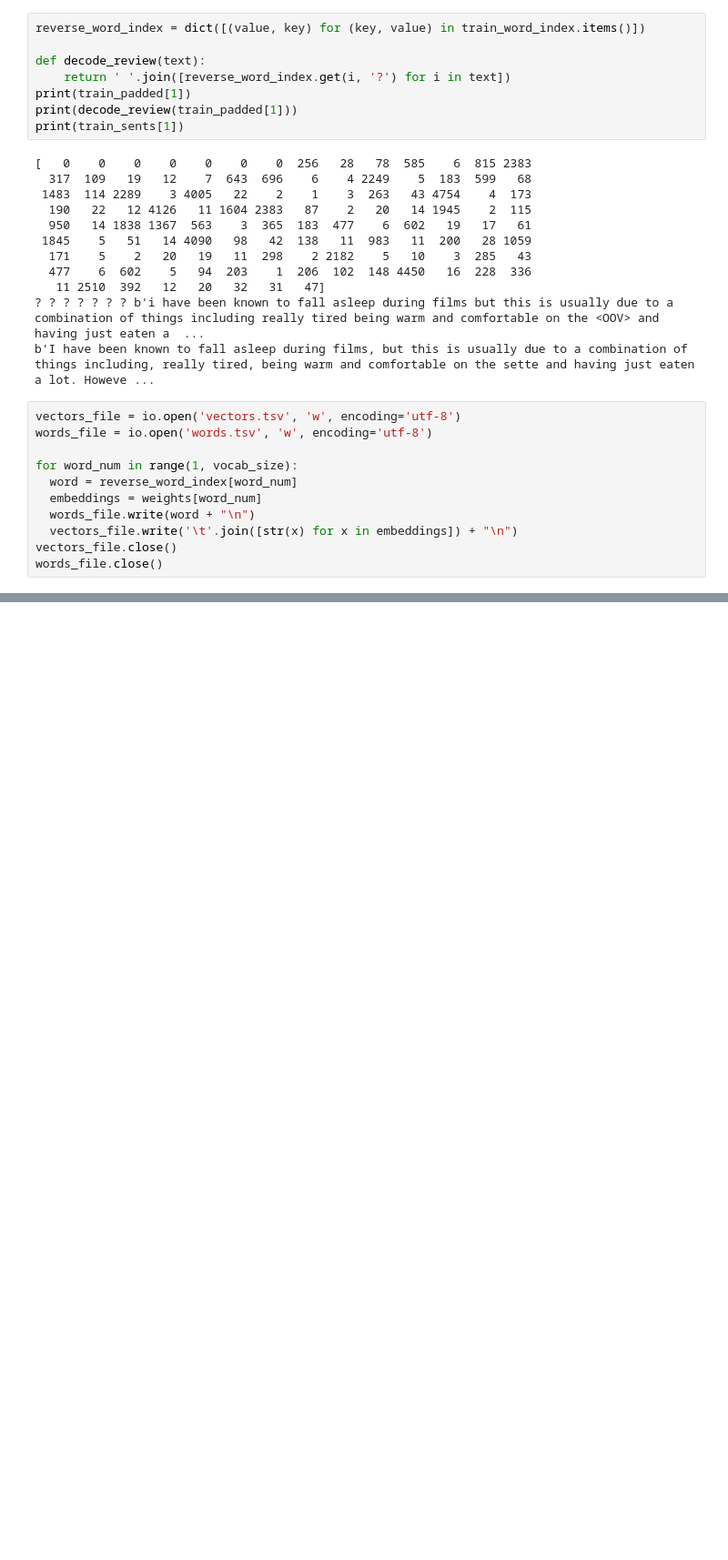
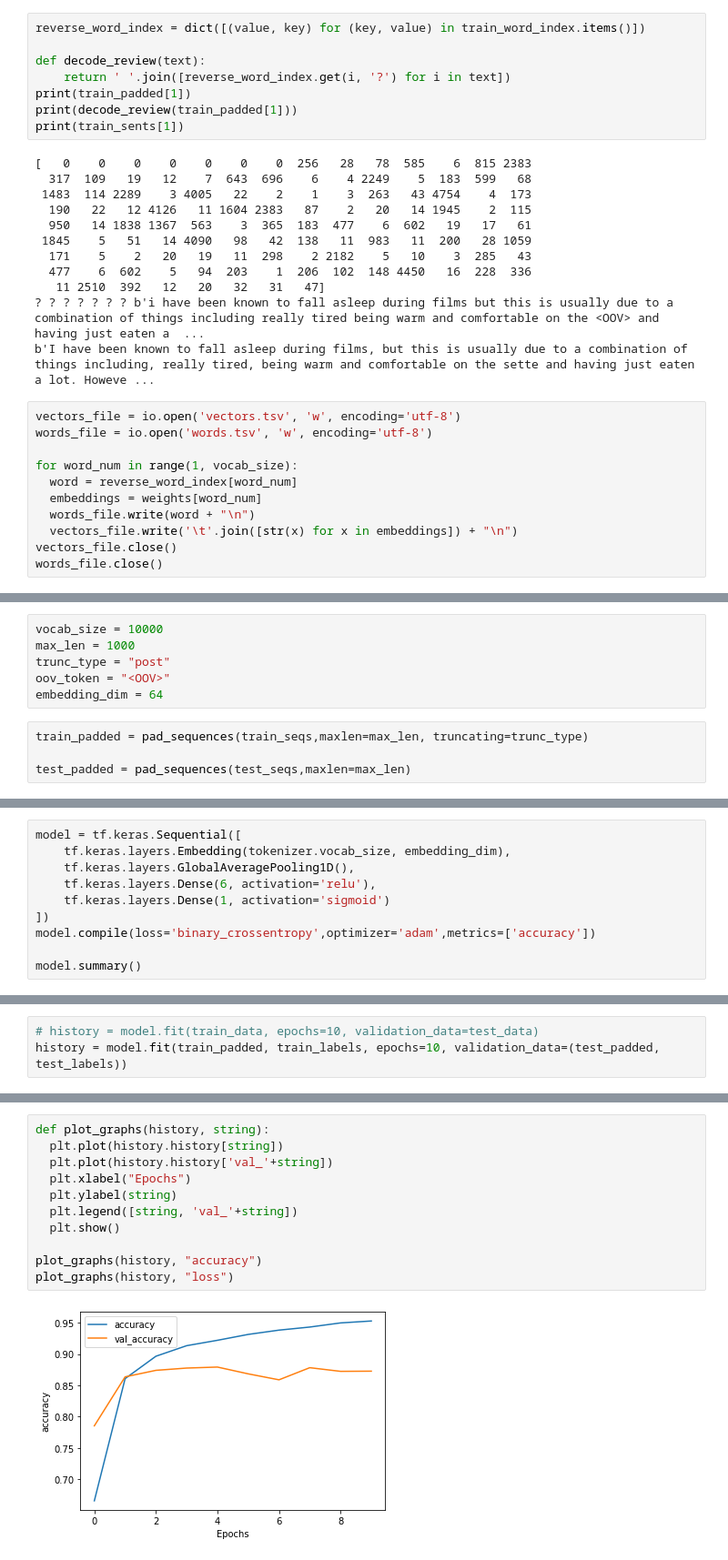
Before and after one commit to aaBadri/nlp-tf, a Jupyter notebook: week2/week2-examples.ipynb, the cells around one changed output, grey strips where cells are left out. Shown: that part at 91% size. Saved outputs shown, nothing was run; the diff lists cells and outputs as text; blank space fills up the shorter version.

```diff
--- a/week2/week2-examples.ipynb
+++ b/week2/week2-examples.ipynb
@@ -137,0 +216,10 @@ files.download("words.tsv")
+# %%
+vocab_size = 10000
+max_len = 1000
+trunc_type = "post"
+oov_token = "<OOV>"
+embedding_dim = 64
+# %%
+train_padded = pad_sequences(train_seqs,maxlen=max_len, truncating=trunc_type)
+
+test_padded = pad_sequences(test_seqs,maxlen=max_len)
@@ -137,0 +251,10 @@ files.download("words.tsv")
+# %%
+model = tf.keras.Sequential([
+    tf.keras.layers.Embedding(tokenizer.vocab_size, embedding_dim),
+    tf.keras.layers.GlobalAveragePooling1D(),
+    tf.keras.layers.Dense(6, activation='relu'),
+    tf.keras.layers.Dense(1, activation='sigmoid')
+])
+model.compile(loss='binary_crossentropy',optimizer='adam',metrics=['accuracy'])
+
+model.summary()
@@ -137,0 +278,3 @@ files.download("words.tsv")
+# %%
+# history = model.fit(train_data, epochs=10, validation_data=test_data)
+history = model.fit(train_padded, train_labels, epochs=10, validation_data=(test_padded, test_labels))
@@ -137,0 +302,13 @@ files.download("words.tsv")
+# %%
+def plot_graphs(history, string):
+  plt.plot(history.history[string])
+  plt.plot(history.history['val_'+string])
+  plt.xlabel("Epochs")
+  plt.ylabel(string)
+  plt.legend([string, 'val_'+string])
+  plt.show()
+
+plot_graphs(history, "accuracy")
+plot_graphs(history, "loss")
+# %% [output]
+[figure, added]
```
Also changed, not shown: parts of 19 cells of this notebook.
